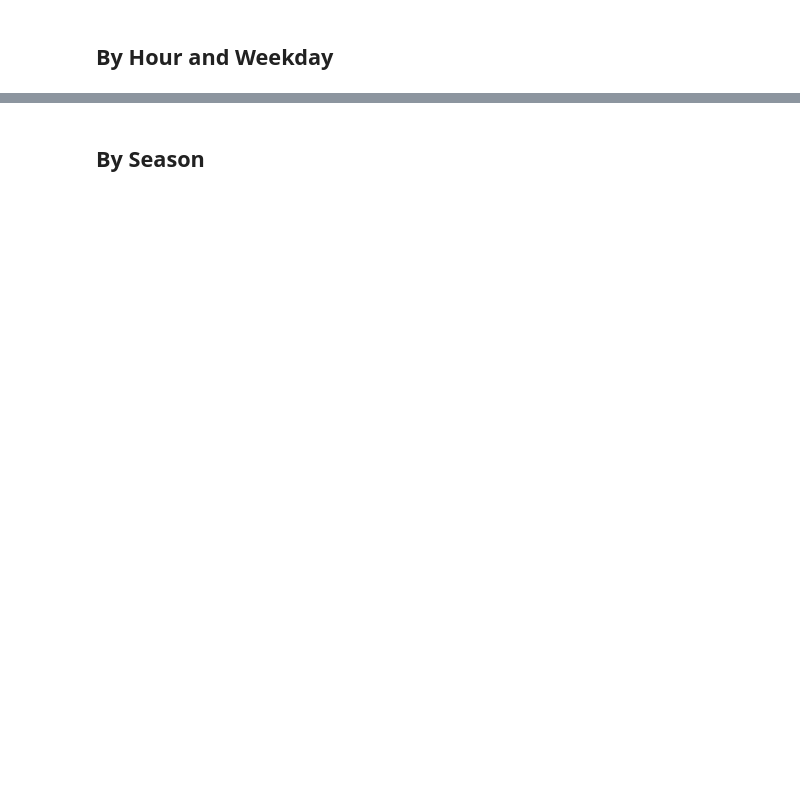
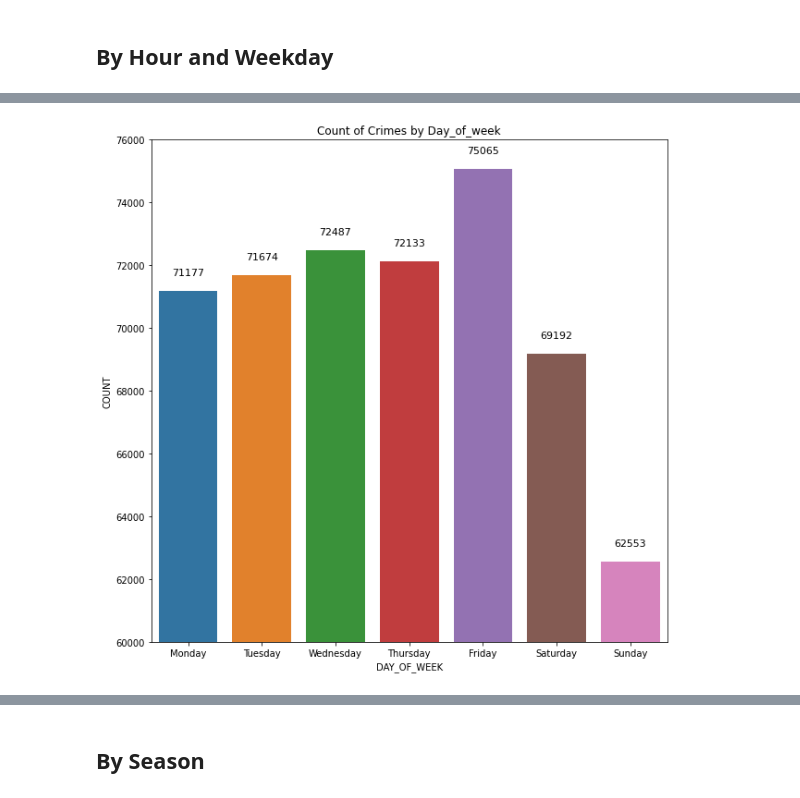
Before and after one commit to AlexVonSchwerdtner/BA780-Team6, a Jupyter notebook: Boston_Crime_Scene_Analytics.ipynb, the cells around one changed output, grey strips where cells are left out. Saved outputs shown, nothing was run; the diff lists cells and outputs as text; code cells hidden in the pictures; blank space fills up the shorter version.

```diff
--- a/Boston_Crime_Scene_Analytics.ipynb
+++ b/Boston_Crime_Scene_Analytics.ipynb
@@ -172,0 +203,14 @@ memory usage: 6.8+ KB
+# %%
+crimes_weekday = Crimes_all_years.groupby('DAY_OF_WEEK')['index'].agg(count='count')
+crimes_weekday = crimes_weekday.reindex(['Monday','Tuesday','Wednesday','Thursday','Friday','Saturday','Sunday'])
+crimes_weekday = pd.DataFrame({'DAY_OF_WEEK':crimes_weekday.index,'COUNT':crimes_weekday['count']})
+ax = sns.barplot(x=crimes_weekday.DAY_OF_WEEK,y=crimes_weekday.COUNT)
+for p in ax.patches:
+    ax.annotate("%.0f" % p.get_height(), (p.get_x() + p.get_width() / 2., p.get_height()),
+                ha='center', va='center', fontsize=11, color='black', xytext=(0, 20),
+                textcoords='offset points')
+ax.set(ylim=(60000, 76000))
+sns.set_context({"figure.figsize":(10,10)})
+ax.set_title('Count of Crimes by Day_of_week');
+# %% [output]
+[figure, added]
```
Also changed, not shown: parts of 23 cells of this notebook.
